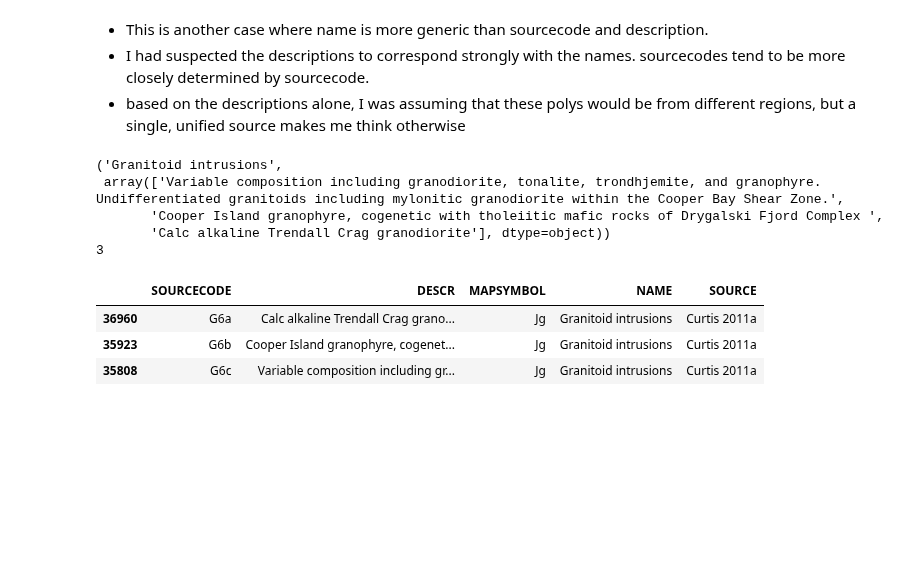
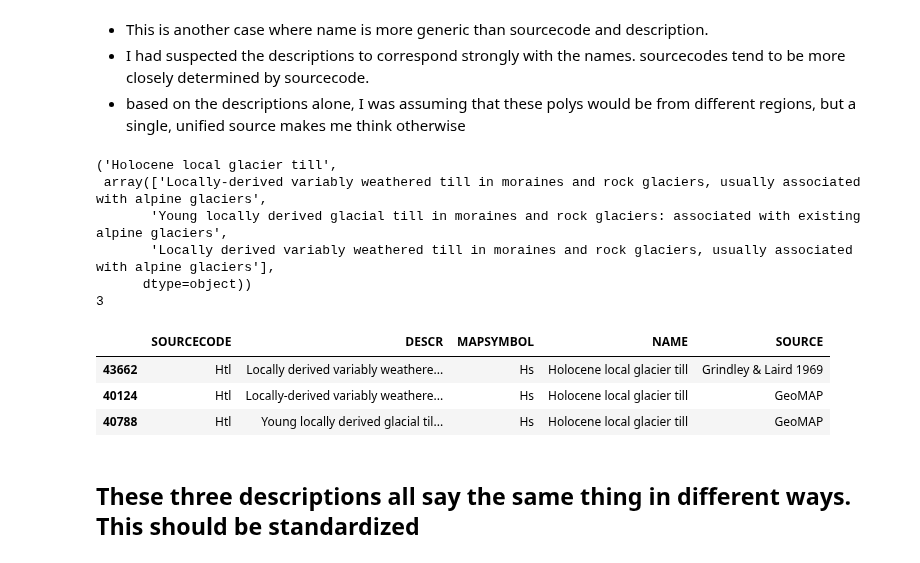
Before and after one commit to selkind/GeoMap, a Jupyter notebook: name_descr_investigation.ipynb, the cells around one changed output. Drawn from its saved outputs; the diff is of its cells as text; code cells hidden in the pictures; blank space fills up the shorter version.

```diff
--- a/name_descr_investigation.ipynb
+++ b/name_descr_investigation.ipynb
@@ -386,20 +386,23 @@ display(granitoid_intrusion_combos)
 - I had suspected the descriptions to correspond strongly with the names. sourcecodes tend to be more closely determined by sourcecode.
 - based on the descriptions alone, I was assuming that these polys would be from different regions, but a single, unified source makes me think otherwise
 # %%
-pp.pp(name_descr_sets[6])
-print(len(name_descr_sets[6][1]))
+pp.pp(name_descr_sets[7])
+print(len(name_descr_sets[7][1]))
 # %% [output]
-('Granitoid intrusions',
- array(['Variable composition including granodiorite, tonalite, trondhjemite, and granophyre. Undifferentiated granitoids including mylonitic granodiorite within the Cooper Bay Shear Zone.',
-       'Cooper Island granophyre, cogenetic with tholeiitic mafic rocks of Drygalski Fjord Complex ',
-       'Calc alkaline Trendall Crag granodiorite'], dtype=object))
+('Holocene local glacier till',
+ array(['Locally-derived variably weathered till in moraines and rock glaciers, usually associated with alpine glaciers',
+       'Young locally derived glacial till in moraines and rock glaciers: associated with existing alpine glaciers',
+       'Locally derived variably weathered till in moraines and rock glaciers, usually associated with alpine glaciers'],
+      dtype=object))
 3
 # %%
-granitoid_intrusion_combos = create_src_descr_combos_by_name(name_descr_sets[6][0], data)
+holocene_local_till_combos = create_src_descr_combos_by_name(name_descr_sets[7][0], data)
 # %%
-display(granitoid_intrusion_combos)
+display(holocene_local_till_combos)
 # %% [output]
 |  | SOURCECODE | DESCR | MAPSYMBOL | NAME | SOURCE |
-| 36960 | G6a | Calc alkaline Trendall Crag grano... | Jg | Granitoid intrusions | Curtis 2011a |
-| 35923 | G6b | Cooper Island granophyre, cogenet... | Jg | Granitoid intrusions | Curtis 2011a |
-| 35808 | G6c | Variable composition including gr... | Jg | Granitoid intrusions | Curtis 2011a |
+| 43662 | Htl | Locally derived variably weathere... | Hs | Holocene local glacier till | Grindley & Laird 1969 |
+| 40124 | Htl | Locally-derived variably weathere... | Hs | Holocene local glacier till | GeoMAP |
+| 40788 | Htl | Young locally derived glacial til... | Hs | Holocene local glacier till | GeoMAP |
+# %% [markdown]
+## These three descriptions all say the same thing in different ways. This should be standardized
```
Also changed, not shown: parts of 20 cells of this notebook.
